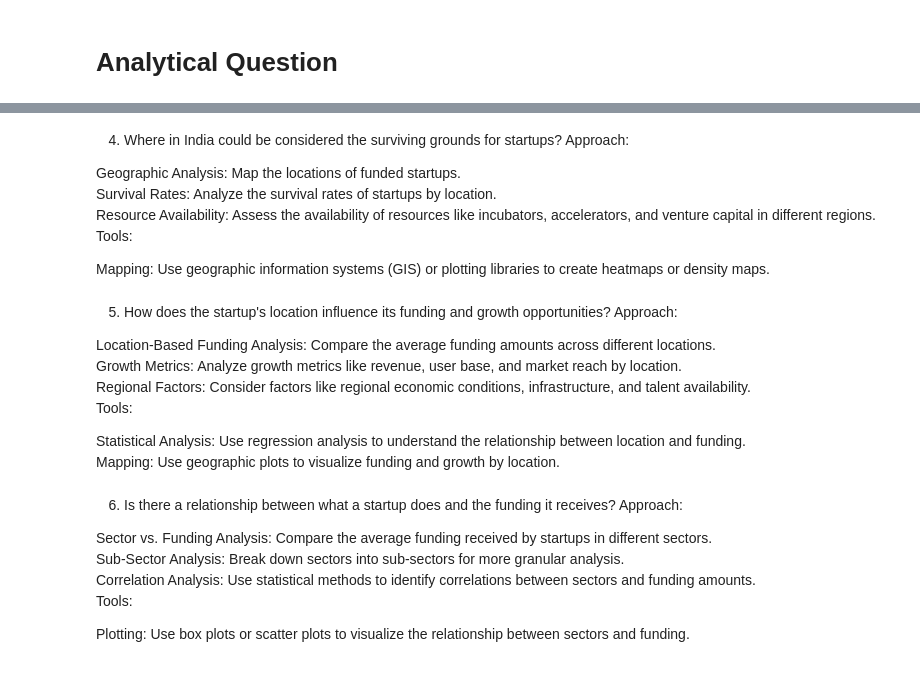
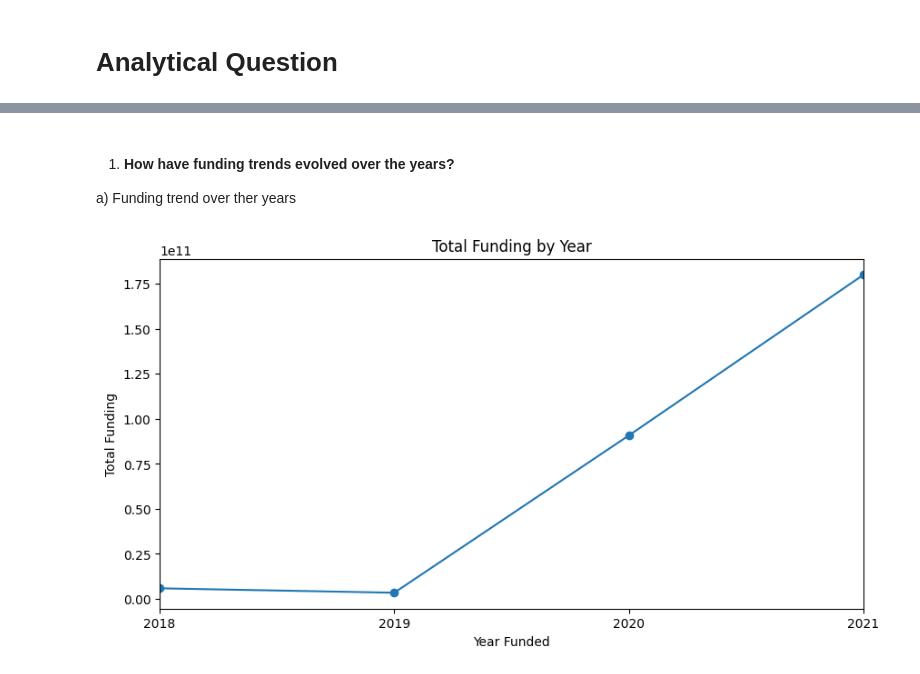
Before and after one commit to edadso/Exploring-Opportunities-in-the-Indian-Startup-Ecosystem, a Jupyter notebook: project_code.ipynb, the cells around one changed output, grey strips where cells are left out. Drawn from its saved outputs; the diff is of its cells as text; code cells hidden in the pictures.

```diff
--- a/project_code.ipynb
+++ b/project_code.ipynb
@@ -1401,31 +1373,27 @@ Plotting: Use line charts or bar charts to highlight emerging sectors.
-# %% [markdown]
-4. Where in India could be considered the surviving grounds for startups?
-Approach:
-
-Geographic Analysis: Map the locations of funded startups.<br>
-Survival Rates: Analyze the survival rates of startups by location.<br>
-Resource Availability: Assess the availability of resources like incubators, accelerators, and venture capital in different regions.<br>
-Tools:
-
-Mapping: Use geographic information systems (GIS) or plotting libraries to create heatmaps or density maps.
-# %% [markdown]
-5. How does the startup's location influence its funding and growth opportunities?
-Approach:
-
-Location-Based Funding Analysis: Compare the average funding amounts across different locations.<br>
-Growth Metrics: Analyze growth metrics like revenue, user base, and market reach by location.<br>
-Regional Factors: Consider factors like regional economic conditions, infrastructure, and talent availability.<br>
-Tools:
-
-Statistical Analysis: Use regression analysis to understand the relationship between location and funding.<br>
-Mapping: Use geographic plots to visualize funding and growth by location.
-# %% [markdown]
-6. Is there a relationship between what a startup does and the funding it receives?
-Approach:
-
-Sector vs. Funding Analysis: Compare the average funding received by startups in different sectors.<br>
-Sub-Sector Analysis: Break down sectors into sub-sectors for more granular analysis.<br>
-Correlation Analysis: Use statistical methods to identify correlations between sectors and funding amounts.<br>
-Tools:
-
-Plotting: Use box plots or scatter plots to visualize the relationship between sectors and funding.
+# %% [markdown]
+1. #### How have funding trends evolved over the years?
+a) Funding trend over ther years
+# %%
+# Set figure size
+plt.figure(figsize = (10, 5))
+
+(
+    df_combined
+    # Set year funded as index for the analysis
+    .set_index("year_funded")
+    # Sort index in ascending order
+    .sort_index(ascending = True)
+    # Resample by year
+    .resample("YE")
+    # Select amount column
+    ["amount"]
+    # Apply aggregation to selected column
+    .sum()
+    # Visualise as line chart
+    .plot(title = "Total Funding by Year", xlabel = "Year Funded", ylabel = "Total Funding", marker = "o")
+
+)
+
+plt.show()
+# %% [output]
+[figure, added]
```
Also changed, not shown: parts of 52 cells of this notebook, 1 other file.
